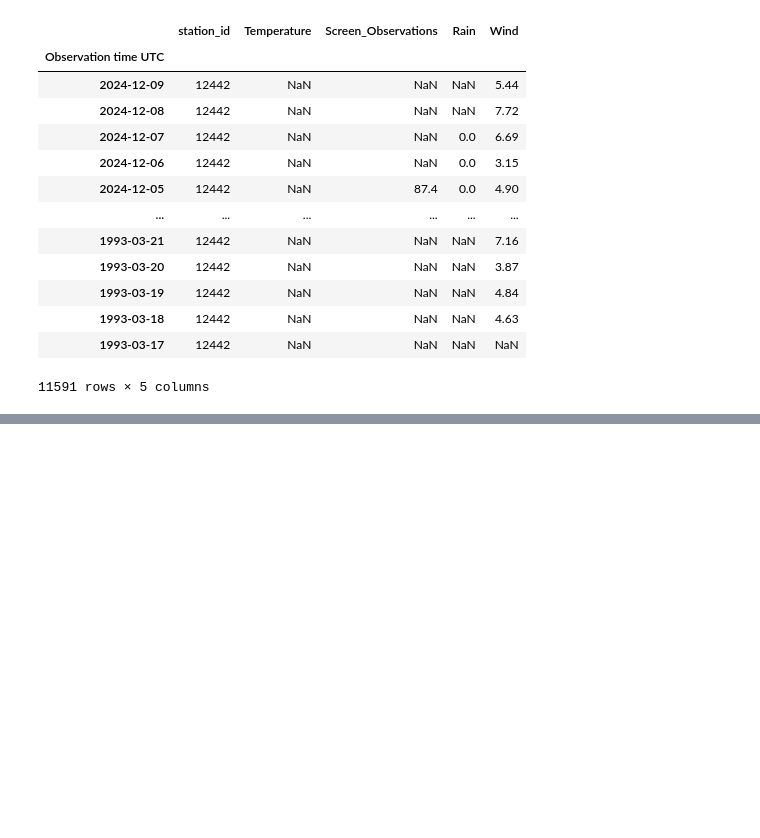
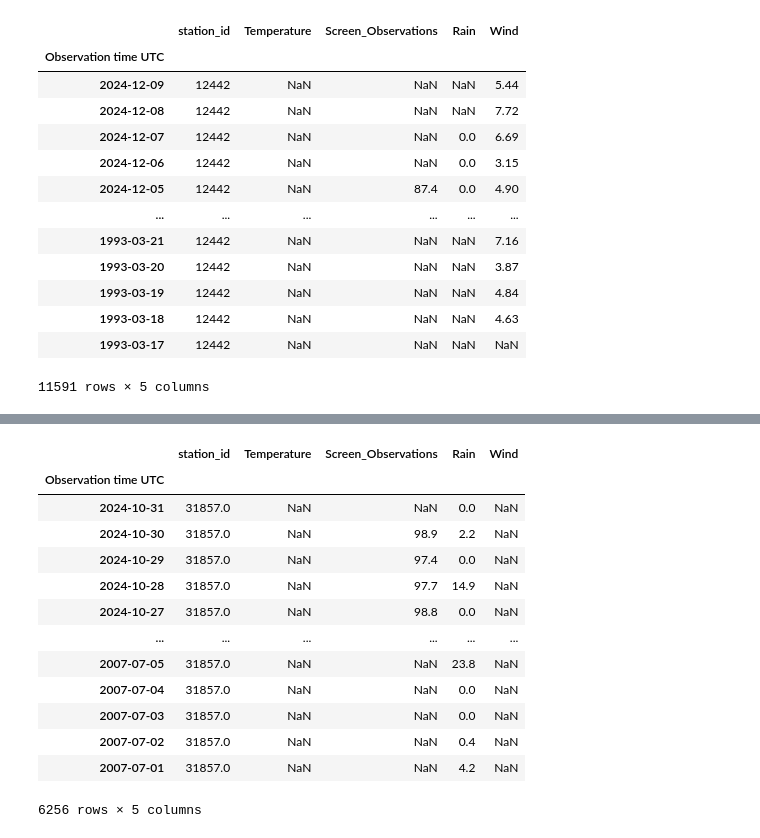
Before and after one commit to aantonov23/clustering-wellington-weather-stations, a Jupyter notebook: st3_filling_missing_values.ipynb, the cells around one changed output, grey strips where cells are left out. Cells and saved outputs as stored; diff of their text form; code cells hidden in the pictures; blank space fills up the shorter version.

```diff
--- a/st3_filling_missing_values.ipynb
+++ b/st3_filling_missing_values.ipynb
@@ -199,0 +224,20 @@ For example, when doing 'df[col].method(value, inplace=True)', try using 'df.met
+# %%
+print(f"Station Id: '{station}', Station column: '{station_column}', Duration: '{duration_param}'")
+
+temp_df = pd.read_csv(
+    os.path.join(BASE_DATA_PATH, r'unzipped_data', f'{station}__{station_column}__{duration_param}'),
+    parse_dates=['Observation time UTC']
+)
+# temp_df['Observation time UTC'] = pd.to_datetime(temp_df['Observation time UTC']).dt.date
+# temp_df.set_index('Observation time UTC', inplace=True)
+
+temp_df.drop(['Frequency [D/H/S]',
+       'Maximum Temperature [Deg C]', 'Minimum Temperature [Deg C]',
+       'Grass Temperature [Deg C]', 'Mean Relative Humidity [percent]', 'Data Source'],
+       axis=1,inplace=True
+       )
+temp_df = temp_df.groupby(pd.Grouper(key='Observation time UTC', freq='1D')).mean().sort_index(ascending=False)
+temp_df.index = pd.to_datetime(temp_df.index).date
+
+# temp_df = temp_df.sort_index(ascending=False)
+display(temp_df)
@@ -199,0 +259,21 @@ For example, when doing 'df[col].method(value, inplace=True)', try using 'df.met
+# %%
+result_df = pd.merge(df, temp_df, how='left', left_index=True, right_index=True)
+result_df['Temperature'] = result_df['Mean Temperature [Deg C]']
+result_df.drop('Mean Temperature [Deg C]', axis=1, inplace=True)
+result_df.to_csv(os.path.join(BASE_DATA_PATH, r'stations_filled_all_data', f'{station}.csv'))
+result_df
+# %% [output]
+|  | station_id | Temperature | Screen_Observations | Rain | Wind |
+| Observation time UTC |  |  |  |  |  |
+| 2024-10-31 | 31857.0 | NaN | NaN | 0.0 | NaN |
+| 2024-10-30 | 31857.0 | NaN | 98.9 | 2.2 | NaN |
+| 2024-10-29 | 31857.0 | NaN | 97.4 | 0.0 | NaN |
+| 2024-10-28 | 31857.0 | NaN | 97.7 | 14.9 | NaN |
+| 2024-10-27 | 31857.0 | NaN | 98.8 | 0.0 | NaN |
+| ... | ... | ... | ... | ... | ... |
+| 2007-07-05 | 31857.0 | NaN | NaN | 23.8 | NaN |
+| 2007-07-04 | 31857.0 | NaN | NaN | 0.0 | NaN |
+| 2007-07-03 | 31857.0 | NaN | NaN | 0.0 | NaN |
+| 2007-07-02 | 31857.0 | NaN | NaN | 0.4 | NaN |
+| 2007-07-01 | 31857.0 | NaN | NaN | 4.2 | NaN |
+6256 rows × 5 columns
```
Also changed, not shown: parts of 11 cells of this notebook, 2 other files.
